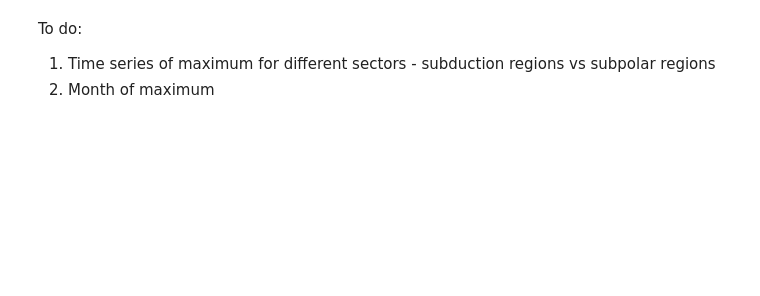
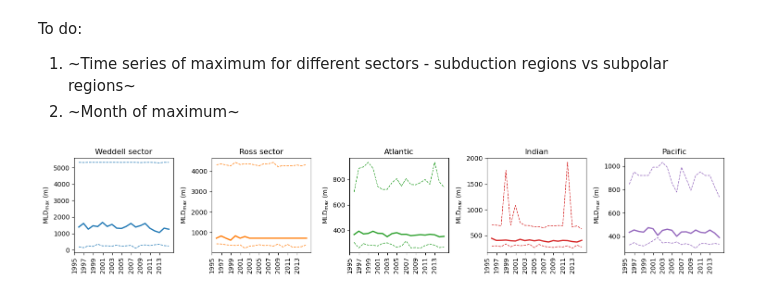
Before and after one commit to wghuneke/CMIP7_SouthernOcean, a Jupyter notebook: code/mld.ipynb, the cells around one changed output. Cells and saved outputs as stored; diff of their text form; code cells hidden in the pictures; blank space fills up the shorter version.

```diff
--- a/code/mld.ipynb
+++ b/code/mld.ipynb
@@ -131,4 +166,48 @@ plt.legend(ncol=4, fontsize=8);
 # %% [markdown]
 To do:
-1. Time series of maximum for different sectors - subduction regions vs subpolar regions
-2. Month of maximum
+1. ~Time series of maximum for different sectors - subduction regions vs subpolar regions~
+2. ~Month of maximum~
+# %%
+ds_wedd = ds.where((ds.lon<40) | (ds.lon>300)).where(ds.lat<-58).max(['lat','lon']).resample(time='1YE').max('time')
+ds_ross = ds.where((ds.lon<260) & (ds.lon>160)).where(ds.lat<-58).max(['lat','lon']).resample(time='1YE').max('time')
+ds_atla = ds.where((ds.lon<25) | (ds.lon>290)).where(ds.lat>-58).max(['lat','lon']).resample(time='1YE').max('time')
+ds_indi = ds.where((ds.lon>25) & (ds.lon<120)).where(ds.lat>-58).max(['lat','lon']).resample(time='1YE').max('time')
+ds_paci = ds.where((ds.lon>120) & (ds.lon<290)).where(ds.lat>-58).max(['lat','lon']).resample(time='1YE').max('time')
+# %%
+ds_wedd_mmm = ds.mean('model').where((ds.lon<40) | (ds.lon>300)).where(ds.lat<-58).max(['lat','lon']).resample(time='1YE').max('time')
+ds_ross_mmm = ds.mean('model').where((ds.lon<260) & (ds.lon>160)).where(ds.lat<-58).max(['lat','lon']).resample(time='1YE').max('time')
+ds_atla_mmm = ds.mean('model').where((ds.lon<25) | (ds.lon>290)).where(ds.lat>-58).max(['lat','lon']).resample(time='1YE').max('time')
+ds_indi_mmm = ds.mean('model').where((ds.lon>25) & (ds.lon<120)).where(ds.lat>-58).max(['lat','lon']).resample(time='1YE').max('time')
+ds_paci_mmm = ds.mean('model').where((ds.lon>120) & (ds.lon<290)).where(ds.lat>-58).max(['lat','lon']).resample(time='1YE').max('time')
+# %%
+fig, axs = plt.subplots(1, 5, figsize=(15,3))
+ds_wedd_mmm.plot(ax=axs[0], c='C0', linewidth=2)
+ds_ross_mmm.plot(ax=axs[1], c='C1', linewidth=2)
+ds_atla_mmm.plot(ax=axs[2], c='C2', linewidth=2)
+ds_indi_mmm.plot(ax=axs[3], c='C3', linewidth=2)
+ds_paci_mmm.plot(ax=axs[4], c='C4', linewidth=2)
+
+(ds_wedd.min('model')).plot(ax=axs[0], c='C0', linewidth=1, linestyle='--')
+(ds_wedd.max('model')).plot(ax=axs[0], c='C0', linewidth=1, linestyle='--')
+(ds_ross.min('model')).plot(ax=axs[1], c='C1', linewidth=1, linestyle='--')
+(ds_ross.max('model')).plot(ax=axs[1], c='C1', linewidth=1, linestyle='--')
+(ds_atla.min('model')).plot(ax=axs[2], c='C2', linewidth=1, linestyle='--')
+(ds_atla.max('model')).plot(ax=axs[2], c='C2', linewidth=1, linestyle='--')
+(ds_indi.min('model')).plot(ax=axs[3], c='C3', linewidth=1, linestyle='--')
+(ds_indi.max('model')).plot(ax=axs[3], c='C3', linewidth=1, linestyle='--')
+(ds_paci.min('model')).plot(ax=axs[4], c='C4', linewidth=1, linestyle='--')
+(ds_paci.max('model')).plot(ax=axs[4], c='C4', linewidth=1, linestyle='--')
+
+axs[0].set_title('Weddell sector');
+axs[1].set_title('Ross sector');
+axs[2].set_title('Atlantic');
+axs[3].set_title('Indian');
+axs[4].set_title('Pacific');
+for ax in axs:
+    ax.set_ylabel('MLD$_{max}$ (m)'); ax.set_xlabel('');
+    ax.set_xticks(ds.time.values[::24])
+    ax.set_xticklabels(np.arange(1995,2015,2),rotation=90);
+plt.tight_layout();
+plt.savefig('/g/data/x77/jn8053/11-CMIP7/MLDmax_per_sector_timeseries.jpg', bbox_inches='tight')
+# %% [output]
+[figure, added]
```
Also changed, not shown: parts of 17 cells of this notebook.
